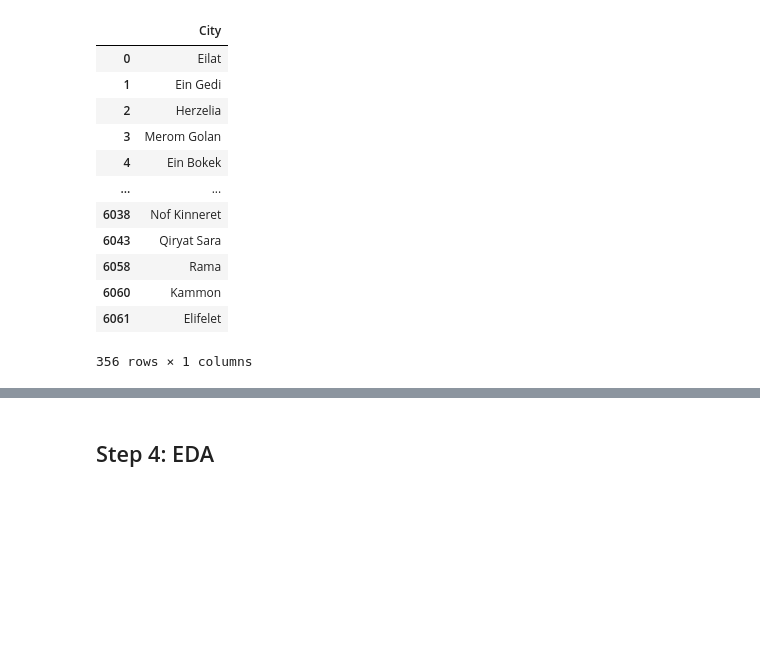
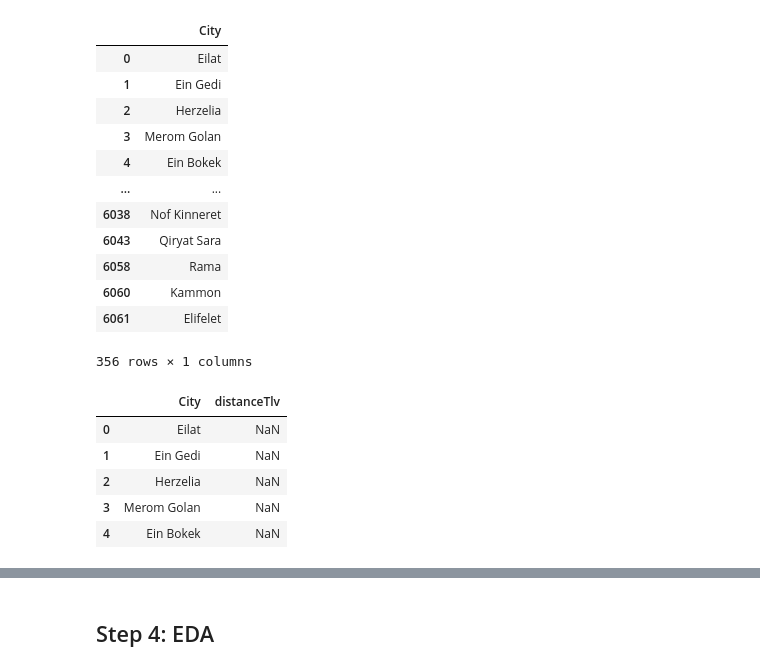
Before and after one commit to yarin-cohen02/dataScienceProject, a Jupyter notebook: project.ipynb, the cells around one changed output, grey strips where cells are left out. Saved outputs shown, nothing was run; the diff lists cells and outputs as text; code cells hidden in the pictures; blank space fills up the shorter version.

```diff
--- a/project.ipynb
+++ b/project.ipynb
@@ -657,0 +638,13 @@ cities = addDisTlvCol(cities)
+# %%
+# FOR CHECK
+cropped_df = cities[:5]
+# %%
+# FOR CHECK
+cropped_df
+# %% [output]
+|  | City | distanceTlv |
+| 0 | Eilat | NaN |
+| 1 | Ein Gedi | NaN |
+| 2 | Herzelia | NaN |
+| 3 | Merom Golan | NaN |
+| 4 | Ein Bokek | NaN |
```
Also changed, not shown: parts of 12 cells of this notebook, 1 other file.
